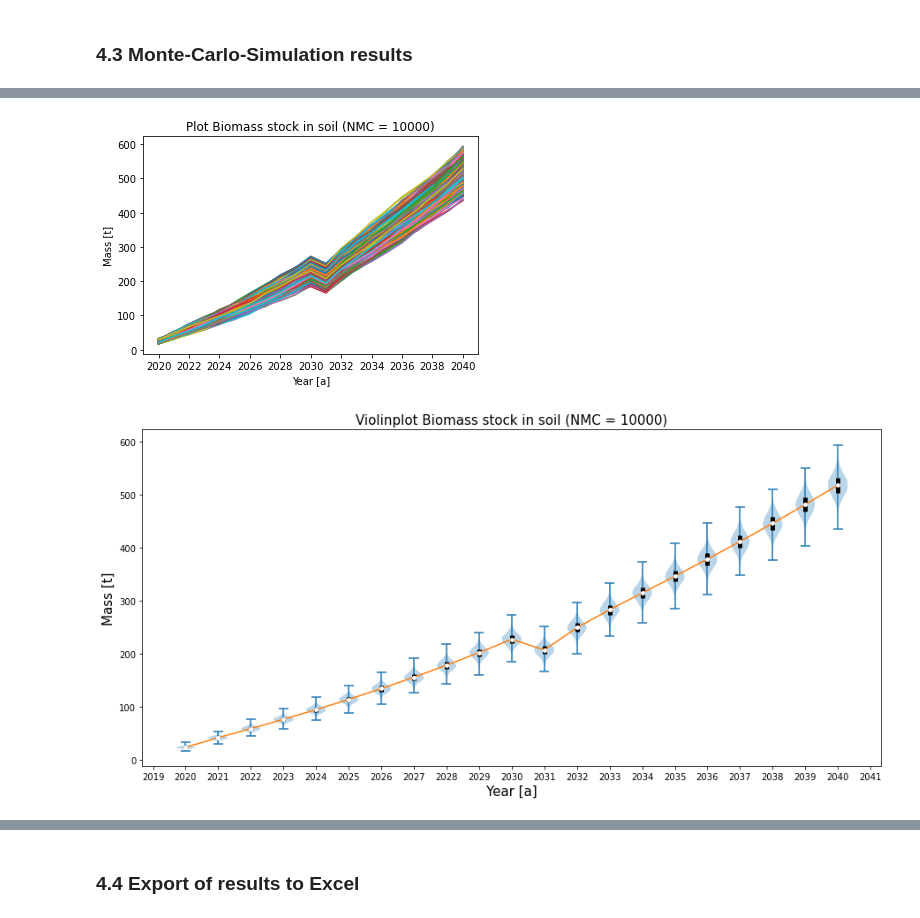
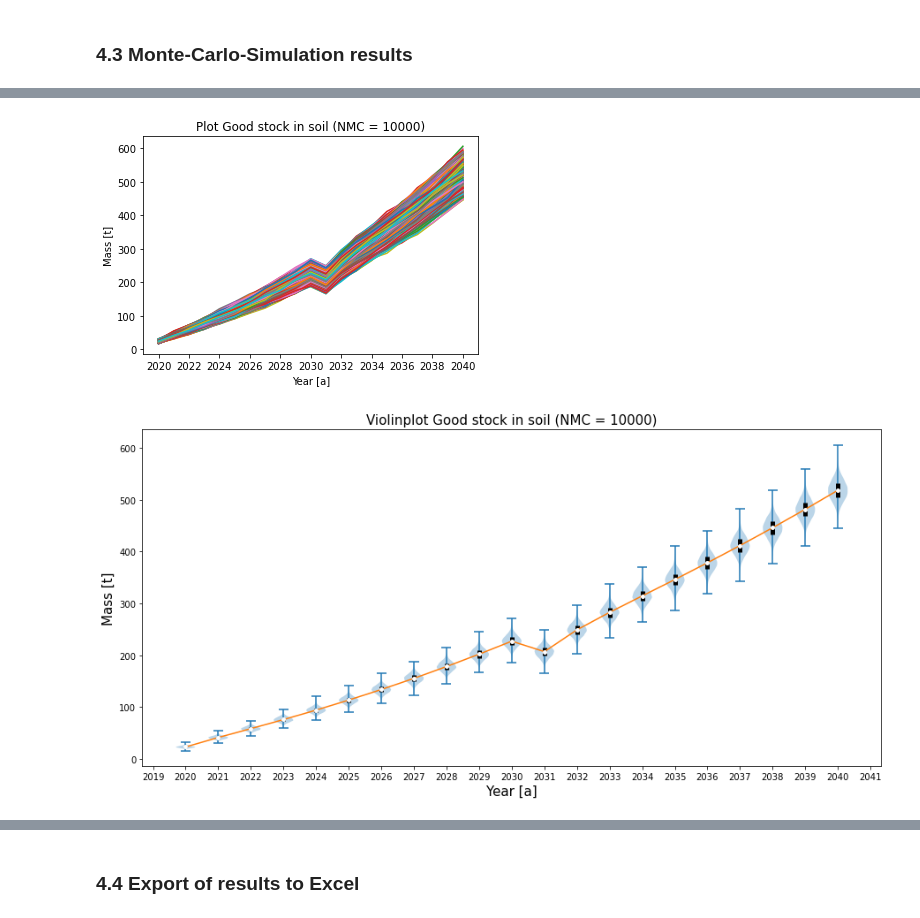
Before and after one commit to lukashpe/biODYM, a Jupyter notebook: template/biODYM_template.ipynb, the cells around one changed output, grey strips where cells are left out. Drawn from its saved outputs; the diff is of its cells as text; code cells hidden in the pictures.

```diff
--- a/template/biODYM_template.ipynb
+++ b/template/biODYM_template.ipynb
@@ -71,7 +71,7 @@ ModelClassification['Time'] = msc.Classification(Name = 'Time', Dimension = 'Tim
 
 
 ModelClassification['Element'] = msc.Classification(Name = 'Elements', Dimension = 'Element',
-                                                    ID = 2, Items = ['Biomass', 'C'])
+                                                    ID = 2, Items = ['Good', 'C'])
 # Classification for elements labelled 'Element' must always be present, with Items containing a list of the symbols of the elements covered.
 # Here, other elements (like N or P) could be added to the ODYM MFA system
 
@@ -212,12 +212,12 @@ Dyn_MFA_System.Initialize_StockValues()
 # Import input data from Excel sheet (further elements could be added here)
 # Flows, transfer coefficients and relative Standard Deviation values
 
-# Biomass
+# Good
 
 path = os.path.join(os.getcwd(), 'biODYM_input_data_template.xlsx')
 
 
-df_f_B_total = pd.read_excel (path, sheet_name='Flow_data_Biomass')
+df_f_B_total = pd.read_excel (path, sheet_name='Flow_data_Good')
 df_f_B = df_f_B_total[[k for i, k in enumerate(df_f_B_total.columns, 1) if i % 2 == 0 and i>1]]
 df_f_B_relSTD = df_f_B_total[[k for i, k in enumerate(df_f_B_total.columns, 1) if i % 2 != 0 and i >1]]
 
@@ -225,7 +225,7 @@ F_B_Dict = df_f_B.to_dict('list')
 F_B_Dict_relSTD = df_f_B_relSTD.to_dict('list')
 
 
-df_TC_B_total = pd.read_excel (path, sheet_name='TC_data_Biomass').iloc[:, 1:30]
+df_TC_B_total = pd.read_excel (path, sheet_name='TC_data_Good').iloc[:, 1:30]
 df_TC_B = df_TC_B_total[[k for i, k in enumerate(df_TC_B_total.columns, 1) if i % 2 != 0]]
 
 df_TC_B_relSTD = df_TC_B_total[[k for i, k in enumerate(df_TC_B_total.columns, 1) if i % 2 == 0]]
@@ -890,5 +890,5 @@ plt.show()
 # %%
-# Biomass stock in soil
+# Good stock in soil
 fig, ax = plt.subplots()
 
 #Simple plotting
@@ -896,37 +896,37 @@ for key in range(0, NMC):
         ax.plot(Dyn_MFA_System.IndexTable['Classification']['Time'].Items,
             MC_StockDict['S_9'][key,:,0])
 
-ax.set_title(f"Plot Biomass stock in soil (NMC = {NMC})")
+ax.set_title(f"Plot Good stock in soil (NMC = {NMC})")
 ax.xaxis.set_major_locator(MultipleLocator(2))
 ax.set_ylabel('Mass [t]')
 ax.set_xlabel('Year [a]')
 
 
 
 
 #Violing plotting showing data ranges, upper and lower quartil, mean values and probability density function
 plt.figure(figsize = (15,7))
 plt.violinplot(MC_StockDict['S_9'][:,:,0],positions = Dyn_MFA_System.IndexTable['Classification']['Time'].Items,
                 widths=0.6)
 
 
 quartile1, quartile3 = np.percentile(MC_StockDict['S_9'][:,:,0], [25, 75], axis=0)
 
 plt.vlines(Dyn_MFA_System.IndexTable['Classification']['Time'].Items, quartile1, quartile3, color='k', linestyle='-', lw=5)
 plt.scatter(Dyn_MFA_System.IndexTable['Classification']['Time'].Items, np.mean(MC_StockDict['S_9'][:,:,0], axis = 0), marker='o', color='white', s=15, zorder=3)
 plt.plot(Dyn_MFA_System.IndexTable['Classification']['Time'].Items, np.mean(MC_StockDict['S_9'][:,:,0], axis = 0))
 
-plt.title(f"Violinplot Biomass stock in soil (NMC = {NMC})", fontsize = 15)
+plt.title(f"Violinplot Good stock in soil (NMC = {NMC})", fontsize = 15)
 plt.ylabel('Mass [t]', fontsize = 15)
 plt.xlabel('Year [a]', fontsize = 15);
 plt.xticks(np.arange(min(Dyn_MFA_System.IndexTable['Classification']['Time'].Items)-1, max(Dyn_MFA_System.IndexTable['Classification']['Time'].Items)+2, 1.0))
 
 
 
 plt.show()
 # %% [output]
-[figure, old version]
+[figure, new version]
-[figure, old version]
+[figure, new version]
 # %%
 # Carbon stock in soil
 fig, ax = plt.subplots()
```
Also changed, not shown: parts of 15 cells of this notebook.
